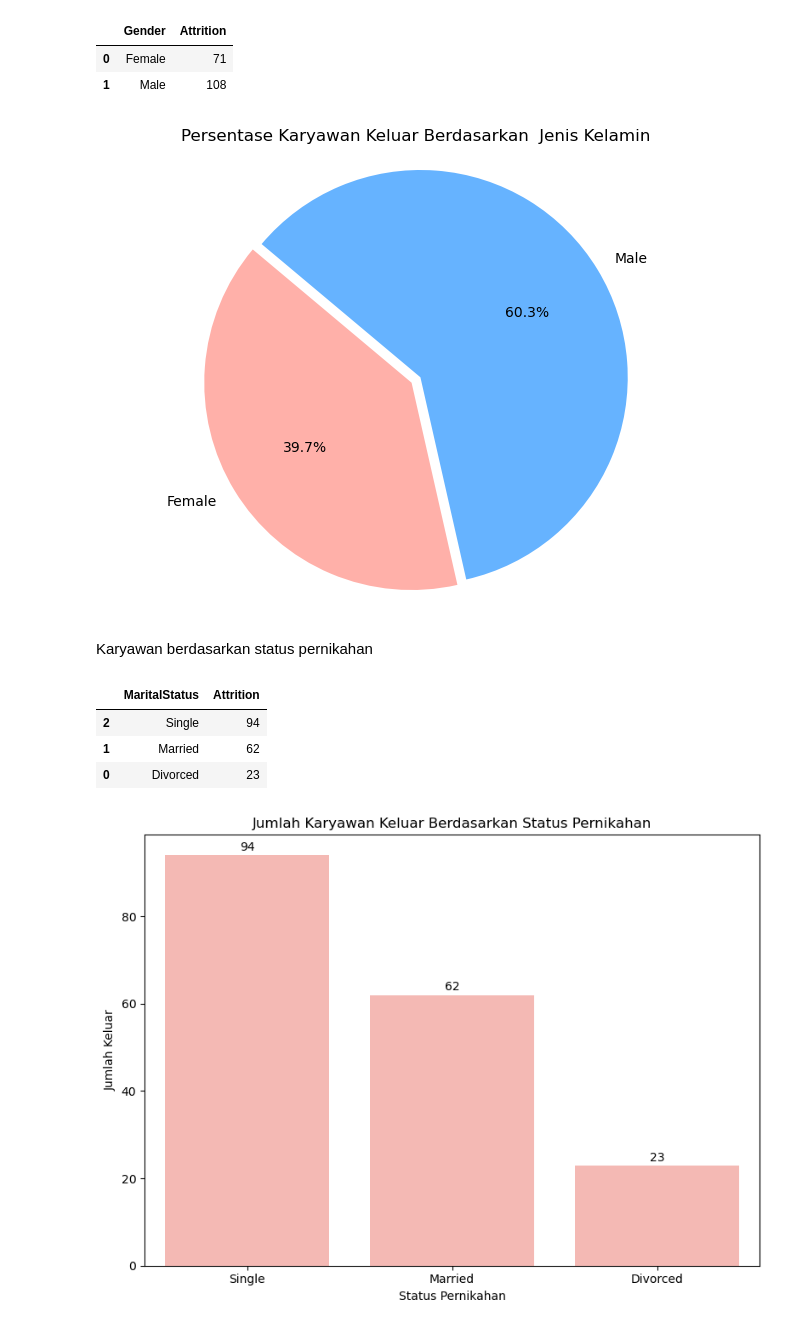
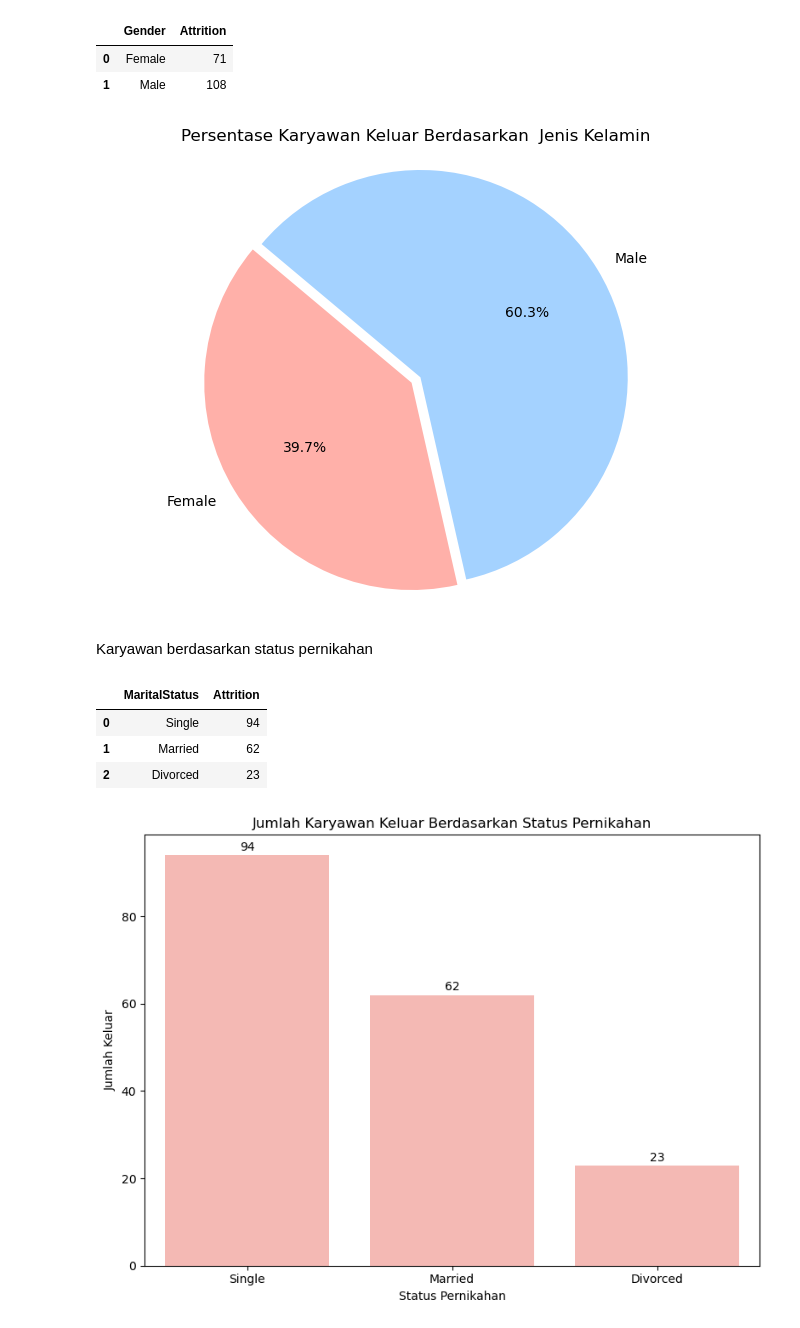
Before and after one commit to muchammadwr/Menyelesaikan-Permasalahan-Human-Resources, a Jupyter notebook: notebook.ipynb, the cells around one changed output. Drawn from its saved outputs; the diff is of its cells as text; code cells hidden in the pictures.

```diff
--- a/notebook.ipynb
+++ b/notebook.ipynb
@@ -207,29 +207,40 @@ gender_attr
 | 1 | Male | 108 |
 # %%
 # Visualisasi
-total_attrition = gender_attr['Attrition'].sum()
-gender_attr['Percentage'] = (gender_attr['Attrition'] / total_attrition * 100).round(2)
+total_attrition = gender_attr["Attrition"].sum()
+gender_attr["Percentage"] = (gender_attr["Attrition"] / total_attrition * 100).round(2)
 plt.figure(figsize=(8, 6))
-plt.pie(gender_attr['Percentage'], labels=gender_attr['Gender'], autopct='%1.1f%%', startangle=140, colors=['#FFB0A9', '#66B3FF'], explode=(0.025, 0.025))
-plt.axis('equal')
-plt.title('Persentase Karyawan Keluar Berdasarkan  Jenis Kelamin')
+plt.pie(
+    gender_attr["Percentage"],
+    labels=gender_attr["Gender"],
+    autopct="%1.1f%%",
+    startangle=140,
+    colors=["#FFB0A9", "#A4D2FF"],
+    explode=(0.025, 0.025),
+)
+plt.axis("equal")
+plt.title("Persentase Karyawan Keluar Berdasarkan  Jenis Kelamin")
 plt.show()
 # %% [output]
-[figure, old version]
+[figure, new version]
 # %% [markdown]
 Karyawan berdasarkan status pernikahan
 # %%
-marital_attr = pd.pivot_table(
-    df[df['Attrition'] == 1],
-    index='MaritalStatus',
-    values='Attrition',
-    aggfunc='count'
-).reset_index().sort_values(by='Attrition', ascending=False)
+marital_attr = (
+    pd.pivot_table(
+        df[df["Attrition"] == 1],
+        index="MaritalStatus",
+        values="Attrition",
+        aggfunc="count",
+    )
+    .sort_values(by="Attrition", ascending=False)
+    .reset_index()
+)
 marital_attr
 # %% [output]
 |  | MaritalStatus | Attrition |
-| 2 | Single | 94 |
+| 0 | Single | 94 |
 | 1 | Married | 62 |
-| 0 | Divorced | 23 |
+| 2 | Divorced | 23 |
 # %%
 # Visualisasi
```
Also changed, not shown: parts of 14 cells of this notebook.
